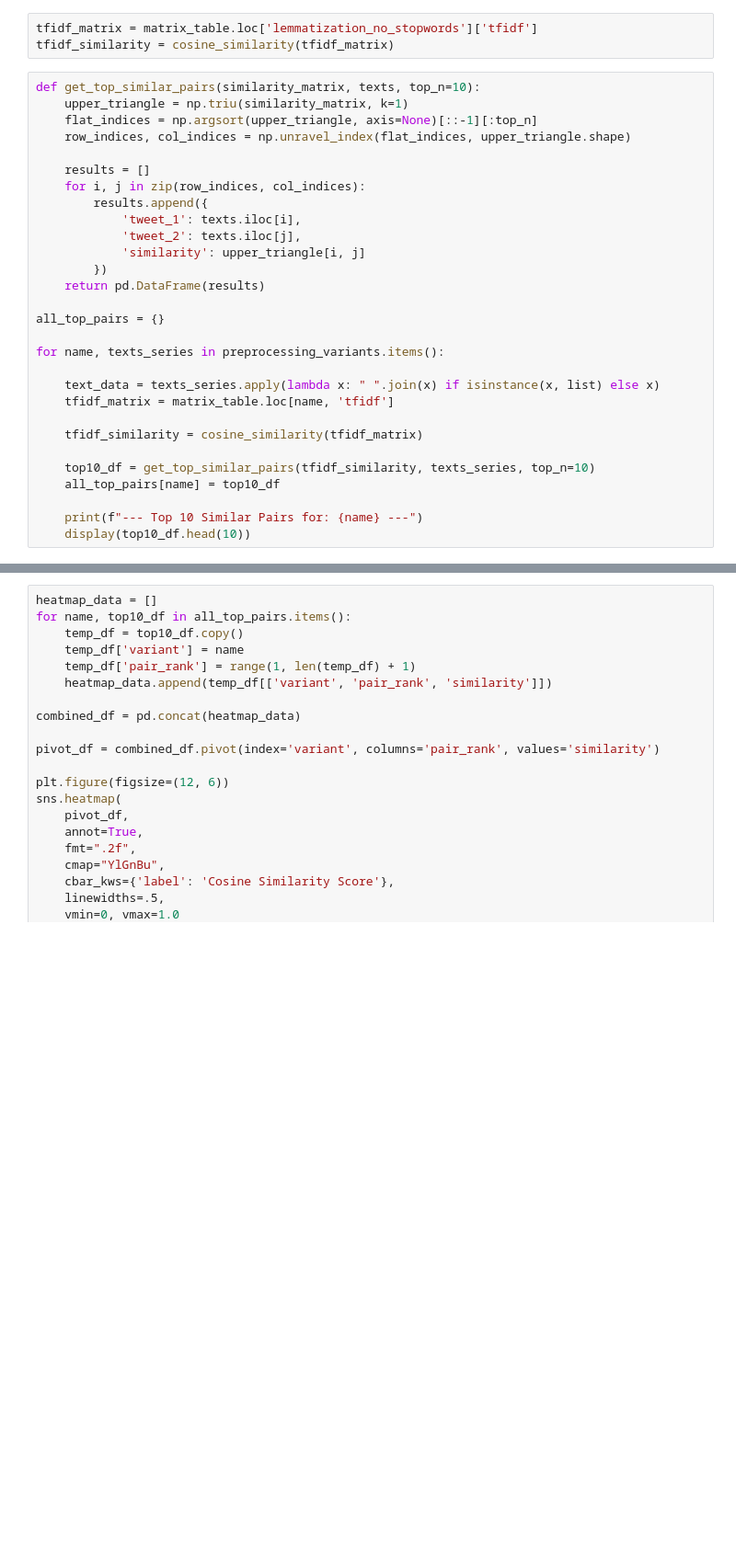
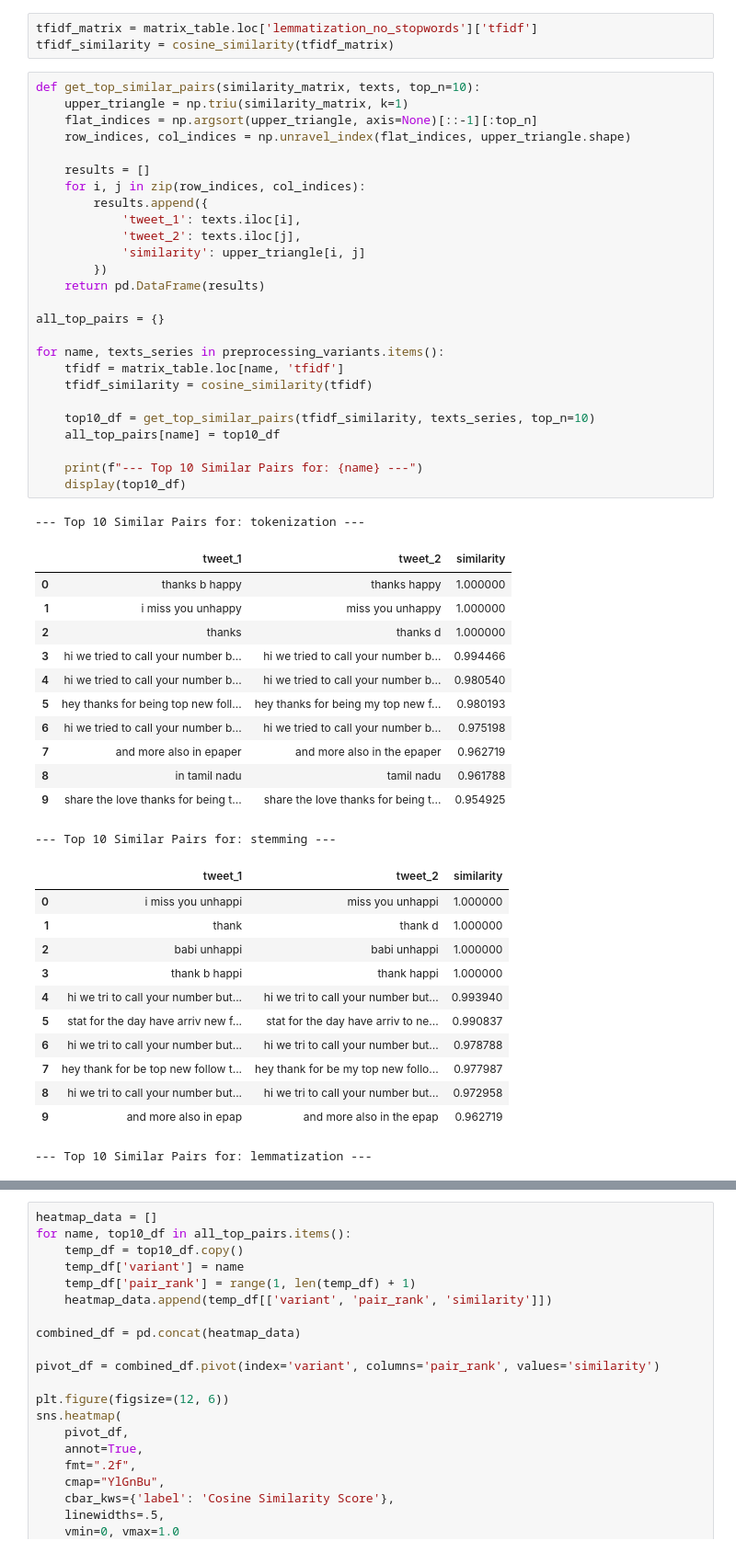
Before and after one commit to hassanlakhal/tweets, a Jupyter notebook: notebook/sentiment_analysis.ipynb, the cells around one changed output, grey strips where cells are left out. Shown at 92% size. Cells and saved outputs as stored; diff of their text form; blank space fills up the shorter version.

```diff
--- a/notebook/sentiment_analysis.ipynb
+++ b/notebook/sentiment_analysis.ipynb
@@ -204,29 +270,52 @@ tfidf_similarity = cosine_similarity(tfidf_matrix)
 # %%
 def get_top_similar_pairs(similarity_matrix, texts, top_n=10):
     upper_triangle = np.triu(similarity_matrix, k=1)
     flat_indices = np.argsort(upper_triangle, axis=None)[::-1][:top_n]
     row_indices, col_indices = np.unravel_index(flat_indices, upper_triangle.shape)
 
     results = []
     for i, j in zip(row_indices, col_indices):
         results.append({
             'tweet_1': texts.iloc[i],
             'tweet_2': texts.iloc[j],
             'similarity': upper_triangle[i, j]
         })
     return pd.DataFrame(results)
 
 all_top_pairs = {}
 
 for name, texts_series in preprocessing_variants.items():
-
-    text_data = texts_series.apply(lambda x: " ".join(x) if isinstance(x, list) else x)
-    tfidf_matrix = matrix_table.loc[name, 'tfidf']
-
-    tfidf_similarity = cosine_similarity(tfidf_matrix)
+    tfidf = matrix_table.loc[name, 'tfidf']
+    tfidf_similarity = cosine_similarity(tfidf)
 
     top10_df = get_top_similar_pairs(tfidf_similarity, texts_series, top_n=10)
     all_top_pairs[name] = top10_df
 
     print(f"--- Top 10 Similar Pairs for: {name} ---")
-    display(top10_df.head(10))
+    display(top10_df)
+# %% [output]
+--- Top 10 Similar Pairs for: tokenization ---
+|  | tweet_1 | tweet_2 | similarity |
+| 0 | thanks b happy | thanks happy | 1.000000 |
+| 1 | i miss you unhappy | miss you unhappy | 1.000000 |
+| 2 | thanks | thanks d | 1.000000 |
+| 3 | hi we tried to call your number b... | hi we tried to call your number b... | 0.994466 |
+| 4 | hi we tried to call your number b... | hi we tried to call your number b... | 0.980540 |
+| 5 | hey thanks for being top new foll... | hey thanks for being my top new f... | 0.980193 |
+| 6 | hi we tried to call your number b... | hi we tried to call your number b... | 0.975198 |
+| 7 | and more also in epaper | and more also in the epaper | 0.962719 |
+| 8 | in tamil nadu | tamil nadu | 0.961788 |
+| 9 | share the love thanks for being t... | share the love thanks for being t... | 0.954925 |
+--- Top 10 Similar Pairs for: stemming ---
+|  | tweet_1 | tweet_2 | similarity |
+| 0 | i miss you unhappi | miss you unhappi | 1.000000 |
+| 1 | thank | thank d | 1.000000 |
+| 2 | babi unhappi | babi unhappi | 1.000000 |
+| 3 | thank b happi | thank happi | 1.000000 |
+| 4 | hi we tri to call your number but... | hi we tri to call your number but... | 0.993940 |
+| 5 | stat for the day have arriv new f... | stat for the day have arriv to ne... | 0.990837 |
+| 6 | hi we tri to call your number but... | hi we tri to call your number but... | 0.978788 |
+| 7 | hey thank for be top new follow t... | hey thank for be my top new follo... | 0.977987 |
+| 8 | hi we tri to call your number but... | hi we tri to call your number but... | 0.972958 |
+| 9 | and more also in epap | and more also in the epap | 0.962719 |
+--- Top 10 Similar Pairs for: lemmatization ---
```
Also changed, not shown: parts of 15 cells of this notebook.
